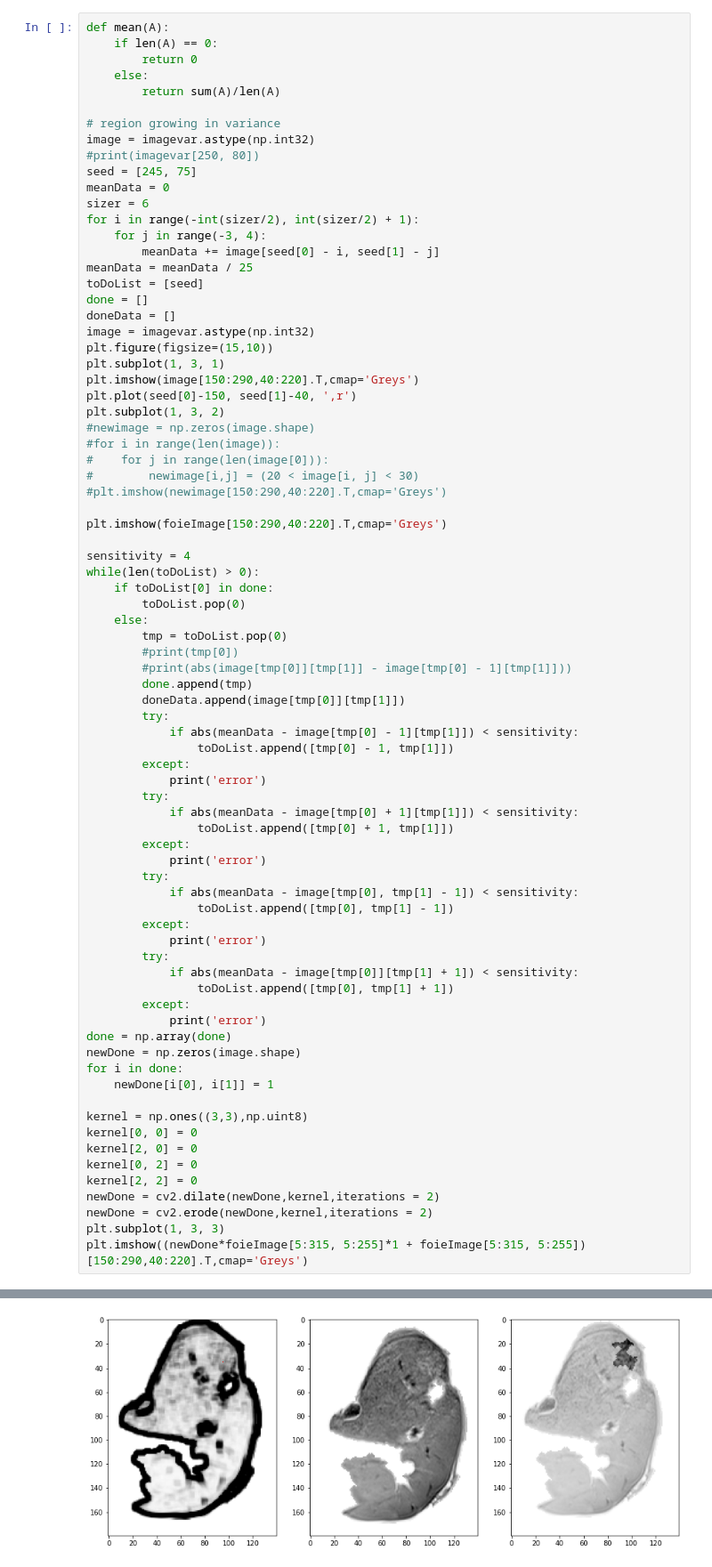
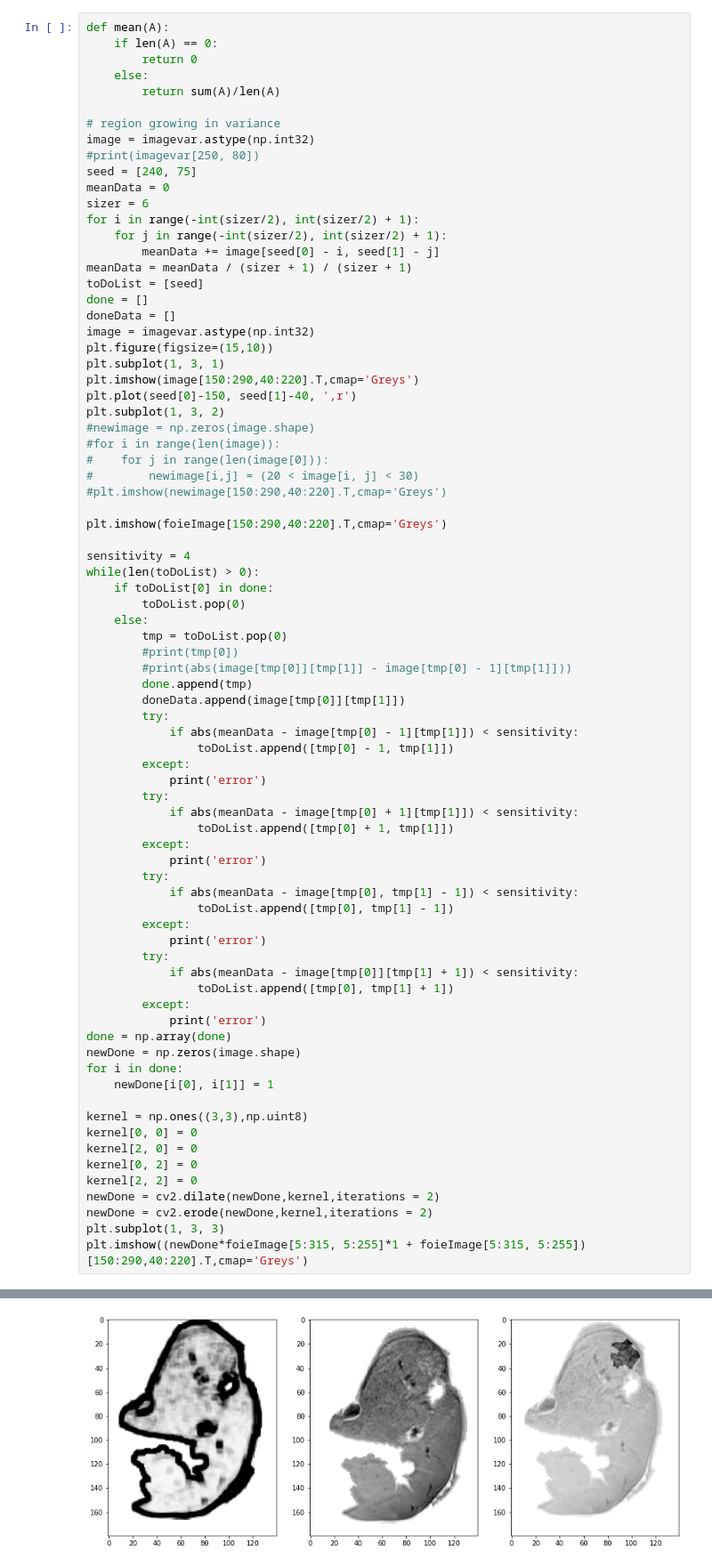
Before and after one commit to defrenned3238/WSBIM2243, a Jupyter notebook: WSBIM2243.ipynb, the cells around one changed output, grey strips where cells are left out. Shown at 89% size. Cells and saved outputs as stored; diff of their text form.

```diff
--- a/WSBIM2243.ipynb
+++ b/WSBIM2243.ipynb
@@ -813,13 +813,13 @@ def mean(A):
 # region growing in variance
 image = imagevar.astype(np.int32)
 #print(imagevar[250, 80])
-seed = [245, 75]
+seed = [240, 75]
 meanData = 0
 sizer = 6
 for i in range(-int(sizer/2), int(sizer/2) + 1):
-    for j in range(-3, 4):
+    for j in range(-int(sizer/2), int(sizer/2) + 1):
         meanData += image[seed[0] - i, seed[1] - j]
-meanData = meanData / 25
+meanData = meanData / (sizer + 1) / (sizer + 1)
 toDoList = [seed]
 done = []
 doneData = []
@@ -856,31 +856,31 @@ while(len(toDoList) > 0):
             if abs(meanData - image[tmp[0] + 1][tmp[1]]) < sensitivity:
                 toDoList.append([tmp[0] + 1, tmp[1]])
         except:
             print('error')
         try:
             if abs(meanData - image[tmp[0], tmp[1] - 1]) < sensitivity:
                 toDoList.append([tmp[0], tmp[1] - 1])
         except:
             print('error')
         try:
             if abs(meanData - image[tmp[0]][tmp[1] + 1]) < sensitivity:
                 toDoList.append([tmp[0], tmp[1] + 1])
         except:
             print('error')
 done = np.array(done)
 newDone = np.zeros(image.shape)
 for i in done:
     newDone[i[0], i[1]] = 1
 
 kernel = np.ones((3,3),np.uint8)
 kernel[0, 0] = 0
 kernel[2, 0] = 0
 kernel[0, 2] = 0
 kernel[2, 2] = 0
 newDone = cv2.dilate(newDone,kernel,iterations = 2)
 newDone = cv2.erode(newDone,kernel,iterations = 2)
 plt.subplot(1, 3, 3)
 plt.imshow((newDone*foieImage[5:315, 5:255]*1 + foieImage[5:315, 5:255])[150:290,40:220].T,cmap='Greys')
 # %% [output]
 <matplotlib.image.AxesImage at 0x...>
-[figure, old version]
+[figure, new version]
```
Also changed, not shown: parts of 4 cells of this notebook.
